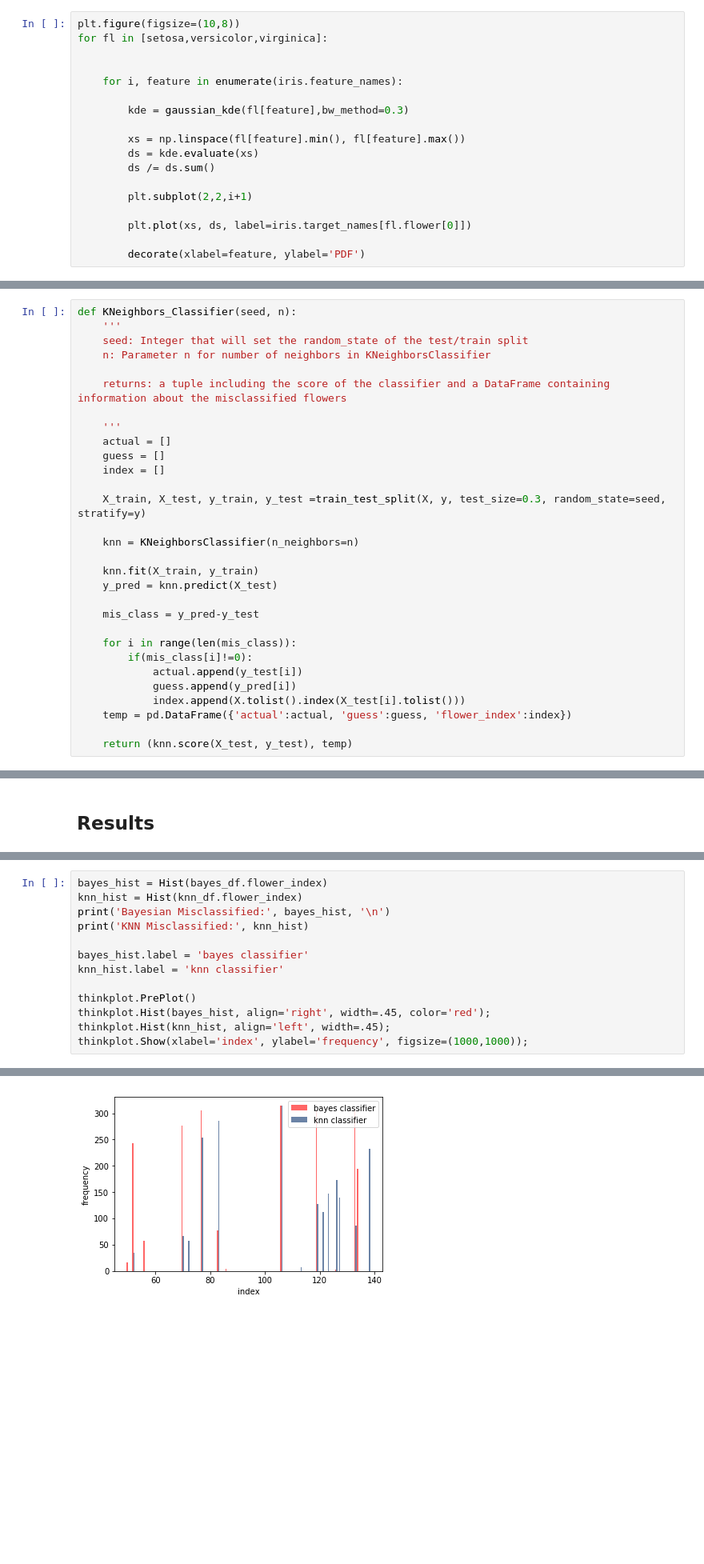
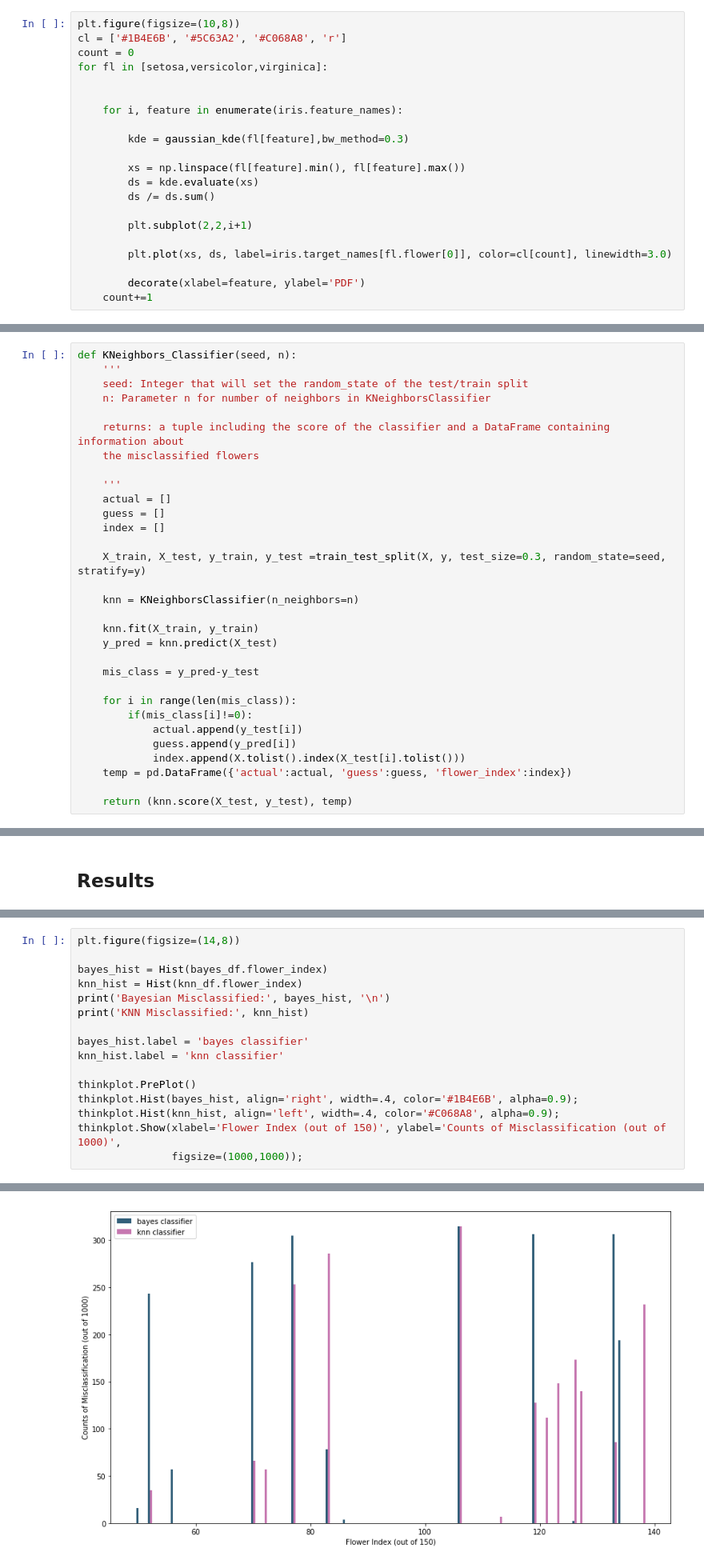
Before and after one commit to ASHSWAN1999/Bayes-vs-Machine-Learning-Comparison, a Jupyter notebook: project3.ipynb, the cells around one changed output, grey strips where cells are left out. Shown: that part at 80% size. Saved outputs shown, nothing was run; the diff lists cells and outputs as text; blank space fills up the shorter version.

Commit message:
added comparison graph

```diff
--- a/project3.ipynb
+++ b/project3.ipynb
@@ -55,6 +55,8 @@ virginica = df[df.flower == 2].reset_index(drop=True)
 To start, we examine a given feature and plot the distribution of measurements for each flower on one plot. This allows for comparison between distributions, and it gives us some sense of what the decisions boundaries might be like for our classifiers. We do the same for the remaining three features.
 # %%
 plt.figure(figsize=(10,8))
+cl = ['#1B4E6B', '#5C63A2', '#C068A8', 'r']
+count = 0
 for fl in [setosa,versicolor,virginica]:
 
 
@@ -68,7 +70,8 @@ for fl in [setosa,versicolor,virginica]:
 
         plt.subplot(2,2,i+1)
 
-        plt.plot(xs, ds, label=iris.target_names[fl.flower[0]])
+        plt.plot(xs, ds, label=iris.target_names[fl.flower[0]], color=cl[count], linewidth=3.0)
 
         decorate(xlabel=feature, ylabel='PDF')
+    count+=1
 # %% [output]
@@ -136,7 +139,8 @@ def KNeighbors_Classifier(seed, n):
     seed: Integer that will set the random_state of the test/train split
     n: Parameter n for number of neighbors in KNeighborsClassifier
 
-    returns: a tuple including the score of the classifier and a DataFrame containing information about the misclassified flowers
+    returns: a tuple including the score of the classifier and a DataFrame containing information about
+    the misclassified flowers
 
     '''
     actual = []
@@ -262,23 +266,26 @@ We also wanted to find out if the classifier misclassified the same flowers - in
 
 To do this, we counted the frequencies of each misclassified flower.
 # %%
+plt.figure(figsize=(14,8))
+
 bayes_hist = Hist(bayes_df.flower_index)
 knn_hist = Hist(knn_df.flower_index)
 print('Bayesian Misclassified:', bayes_hist, '\n')
 print('KNN Misclassified:', knn_hist)
 
 bayes_hist.label = 'bayes classifier'
 knn_hist.label = 'knn classifier'
 
 thinkplot.PrePlot()
-thinkplot.Hist(bayes_hist, align='right', width=.45, color='red');
-thinkplot.Hist(knn_hist, align='left', width=.45);
-thinkplot.Show(xlabel='index', ylabel='frequency', figsize=(1000,1000));
+thinkplot.Hist(bayes_hist, align='right', width=.4, color='#1B4E6B', alpha=0.9);
+thinkplot.Hist(knn_hist, align='left', width=.4, color='#C068A8', alpha=0.9);
+thinkplot.Show(xlabel='Flower Index (out of 150)', ylabel='Counts of Misclassification (out of 1000)',
+               figsize=(1000,1000));
 # %% [output]
 Bayesian Misclassified: Hist({106.0: 315, 119.0: 306, 133.0: 306, 77.0: 305, 70.0: 277, 52.0: 243, 134.0: 194, 83.0: 78, 56.0: 57, 50.0: 16, 86.0: 4, 126.0: 2})
 
 KNN Misclassified: Hist({106.0: 315, 83.0: 286, 77.0: 253, 138.0: 232, 126.0: 173, 123.0: 148, 127.0: 140, 119.0: 128, 121.0: 112, 133.0: 86, 70.0: 66, 72.0: 57, 52.0: 35, 113.0: 7})
-[figure, old version]
+[figure, new version]
 <Figure size 576x432 with 0 Axes>
 # %% [markdown]
 From the above plot, we can see that there are many ambiguous flowers that are misclassified by both classifiers. However, it is clear that the models are misclassifying different flowers at different frequencies, and there are even some flowers that are often misclassified by one classifier, but never by the other.
```
Also changed, not shown: parts of 8 cells of this notebook.
